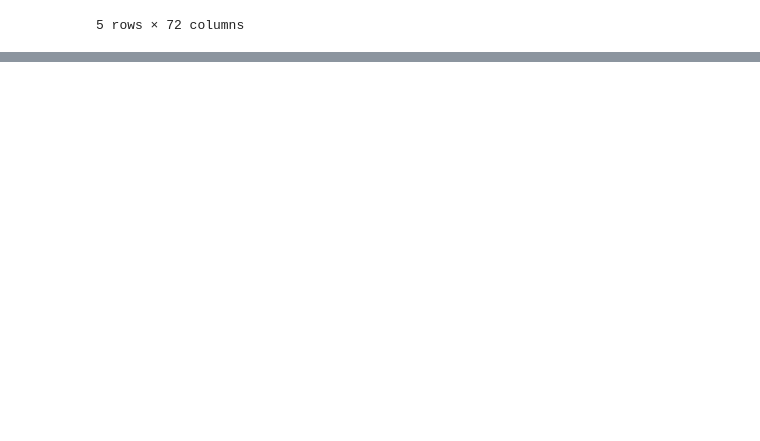
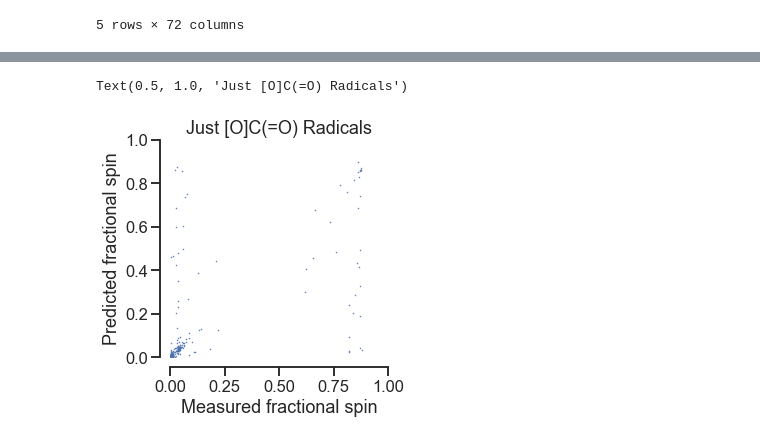
Before and after one commit to shreesowndarya/spin_gnn, a Jupyter notebook: plot_test.ipynb, the cells around one changed output, grey strips where cells are left out. Drawn from its saved outputs; the diff is of its cells as text; code cells hidden in the pictures; blank space fills up the shorter version.

```diff
--- a/plot_test.ipynb
+++ b/plot_test.ipynb
@@ -111,0 +189,4 @@ Text(0, 0.5, 'Fractional Spin MAE')
+# %%
+patt = Chem.MolFromSmarts('[OX1v1+0]C(=O)')  # https://www.daylight.com/dayhtml_tutorials/languages/smarts/smarts_examples.html#RAD
+unique_mols = pd.Series(cdf_test.smiles.unique())
+is_carboxylic_acid = unique_mols.progress_apply(lambda x: Chem.MolFromSmiles(x).HasSubstructMatch(patt))
@@ -111,0 +196,15 @@ Text(0, 0.5, 'Fractional Spin MAE')
+# %%
+cdf_subset = cdf_test_merged[cdf_test_merged.smiles.isin(unique_mols[is_carboxylic_acid])]
+
+fig = plt.figure(figsize=(4,4))
+ax = fig.add_subplot(111, aspect='equal')
+ax.plot(cdf_subset.fractional_spin, cdf_subset.predicted_fractional_spin, '.', ms=1)
+ax.set_xlim([0, 1])
+ax.set_ylim([0, 1])
+sns.despine(trim=True, offset=10)
+ax.set_xlabel('Measured fractional spin')
+ax.set_ylabel('Predicted fractional spin')
+ax.set_title('Just [O]C(=O) Radicals')
+# %% [output]
+Text(0.5, 1.0, 'Just [O]C(=O) Radicals')
+[figure, added]
```
Also changed, not shown: parts of 32 cells of this notebook.
